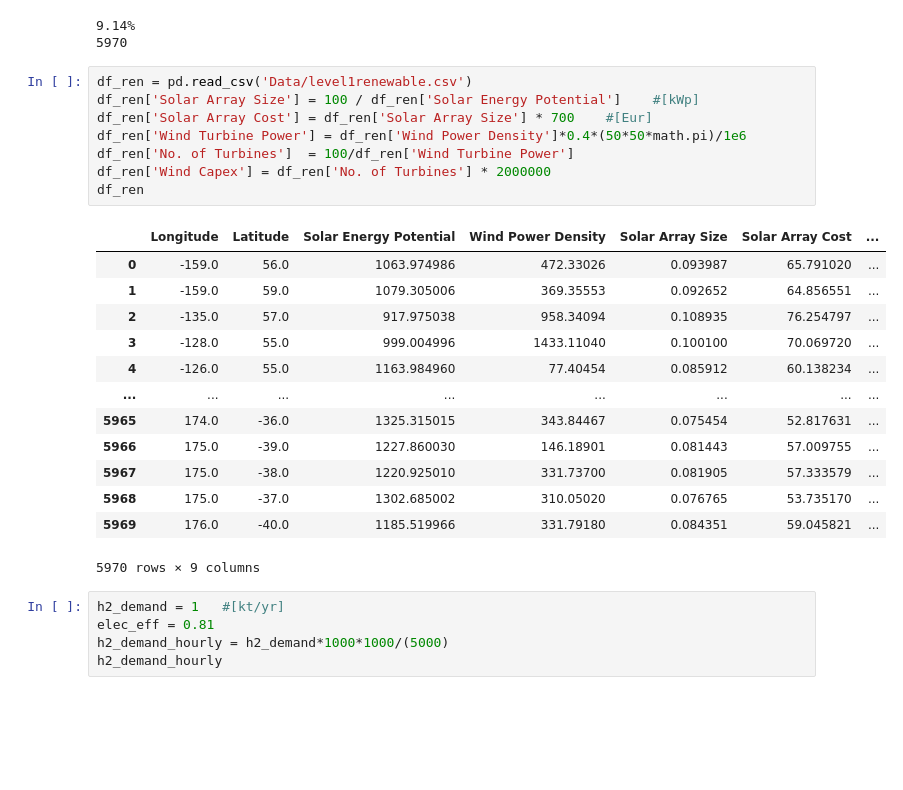
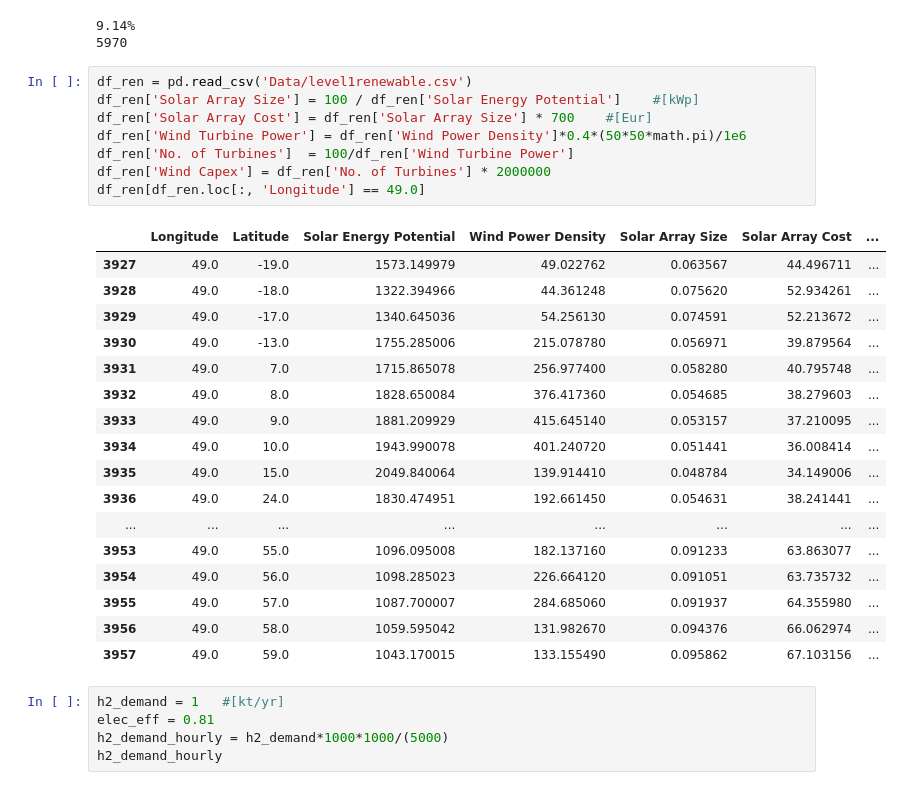
Before and after one commit to jooooohannes/h2-mapping, a Jupyter notebook: Initial data manipulation.ipynb, the cells around one changed output. Drawn from its saved outputs; the diff is of its cells as text; blank space fills up the shorter version.

```diff
--- a/Initial data manipulation.ipynb
+++ b/Initial data manipulation.ipynb
@@ -152,25 +152,29 @@ with open('Data/level1renewable.csv','w', newline='') as out:
 # %%
 df_ren = pd.read_csv('Data/level1renewable.csv')
 df_ren['Solar Array Size'] = 100 / df_ren['Solar Energy Potential']    #[kWp]
 df_ren['Solar Array Cost'] = df_ren['Solar Array Size'] * 700    #[Eur]
 df_ren['Wind Turbine Power'] = df_ren['Wind Power Density']*0.4*(50*50*math.pi)/1e6
 df_ren['No. of Turbines']  = 100/df_ren['Wind Turbine Power']
 df_ren['Wind Capex'] = df_ren['No. of Turbines'] * 2000000
-df_ren
+df_ren[df_ren.loc[:, 'Longitude'] == 49.0]
 # %% [output]
 |  | Longitude | Latitude | Solar Energy Potential | Wind Power Density | Solar Array Size | Solar Array Cost | ... |
-| 0 | -159.0 | 56.0 | 1063.974986 | 472.33026 | 0.093987 | 65.791020 | ... |
-| 1 | -159.0 | 59.0 | 1079.305006 | 369.35553 | 0.092652 | 64.856551 | ... |
-| 2 | -135.0 | 57.0 | 917.975038 | 958.34094 | 0.108935 | 76.254797 | ... |
-| 3 | -128.0 | 55.0 | 999.004996 | 1433.11040 | 0.100100 | 70.069720 | ... |
-| 4 | -126.0 | 55.0 | 1163.984960 | 77.40454 | 0.085912 | 60.138234 | ... |
+| 3927 | 49.0 | -19.0 | 1573.149979 | 49.022762 | 0.063567 | 44.496711 | ... |
+| 3928 | 49.0 | -18.0 | 1322.394966 | 44.361248 | 0.075620 | 52.934261 | ... |
+| 3929 | 49.0 | -17.0 | 1340.645036 | 54.256130 | 0.074591 | 52.213672 | ... |
+| 3930 | 49.0 | -13.0 | 1755.285006 | 215.078780 | 0.056971 | 39.879564 | ... |
+| 3931 | 49.0 | 7.0 | 1715.865078 | 256.977400 | 0.058280 | 40.795748 | ... |
+| 3932 | 49.0 | 8.0 | 1828.650084 | 376.417360 | 0.054685 | 38.279603 | ... |
+| 3933 | 49.0 | 9.0 | 1881.209929 | 415.645140 | 0.053157 | 37.210095 | ... |
+| 3934 | 49.0 | 10.0 | 1943.990078 | 401.240720 | 0.051441 | 36.008414 | ... |
+| 3935 | 49.0 | 15.0 | 2049.840064 | 139.914410 | 0.048784 | 34.149006 | ... |
+| 3936 | 49.0 | 24.0 | 1830.474951 | 192.661450 | 0.054631 | 38.241441 | ... |
 | ... | ... | ... | ... | ... | ... | ... | ... |
-| 5965 | 174.0 | -36.0 | 1325.315015 | 343.84467 | 0.075454 | 52.817631 | ... |
-| 5966 | 175.0 | -39.0 | 1227.860030 | 146.18901 | 0.081443 | 57.009755 | ... |
-| 5967 | 175.0 | -38.0 | 1220.925010 | 331.73700 | 0.081905 | 57.333579 | ... |
-| 5968 | 175.0 | -37.0 | 1302.685002 | 310.05020 | 0.076765 | 53.735170 | ... |
-| 5969 | 176.0 | -40.0 | 1185.519966 | 331.79180 | 0.084351 | 59.045821 | ... |
+| 3953 | 49.0 | 55.0 | 1096.095008 | 182.137160 | 0.091233 | 63.863077 | ... |
+| 3954 | 49.0 | 56.0 | 1098.285023 | 226.664120 | 0.091051 | 63.735732 | ... |
+| 3955 | 49.0 | 57.0 | 1087.700007 | 284.685060 | 0.091937 | 64.355980 | ... |
+| 3956 | 49.0 | 58.0 | 1059.595042 | 131.982670 | 0.094376 | 66.062974 | ... |
+| 3957 | 49.0 | 59.0 | 1043.170015 | 133.155490 | 0.095862 | 67.103156 | ... |
-5970 rows × 9 columns
 # %%
 h2_demand = 1   #[kt/yr]
 elec_eff = 0.81
```
Also changed, not shown: parts of 1 cell of this notebook, 11 other files.
